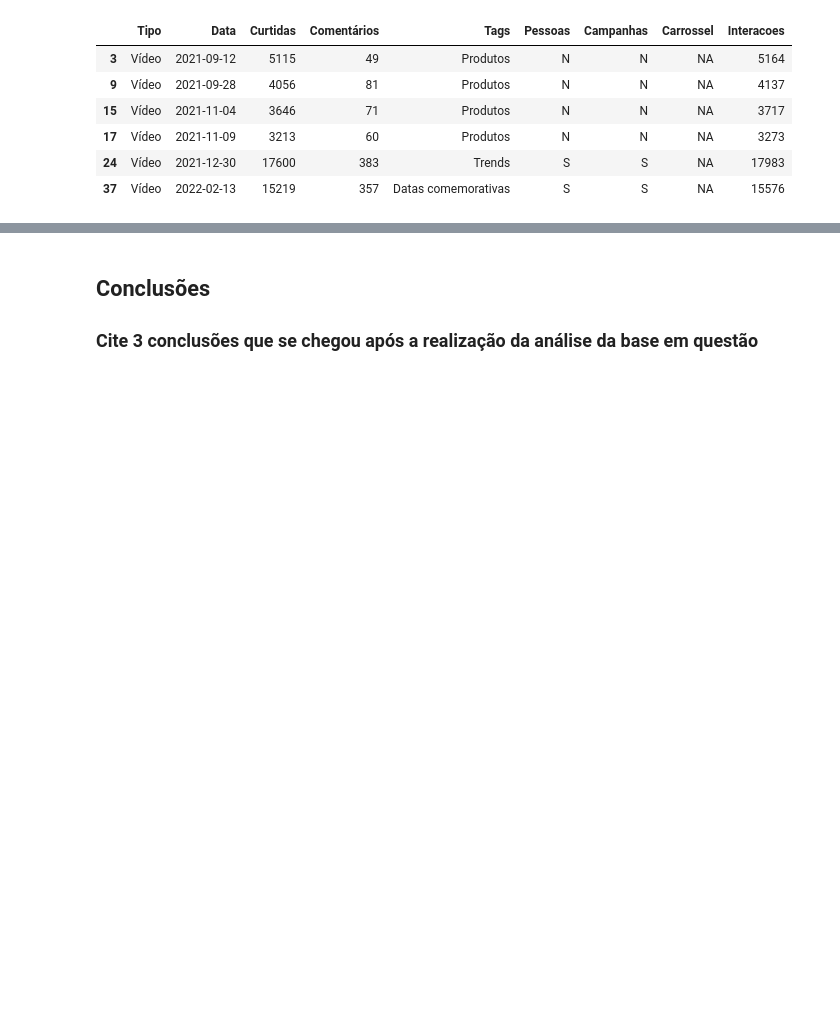
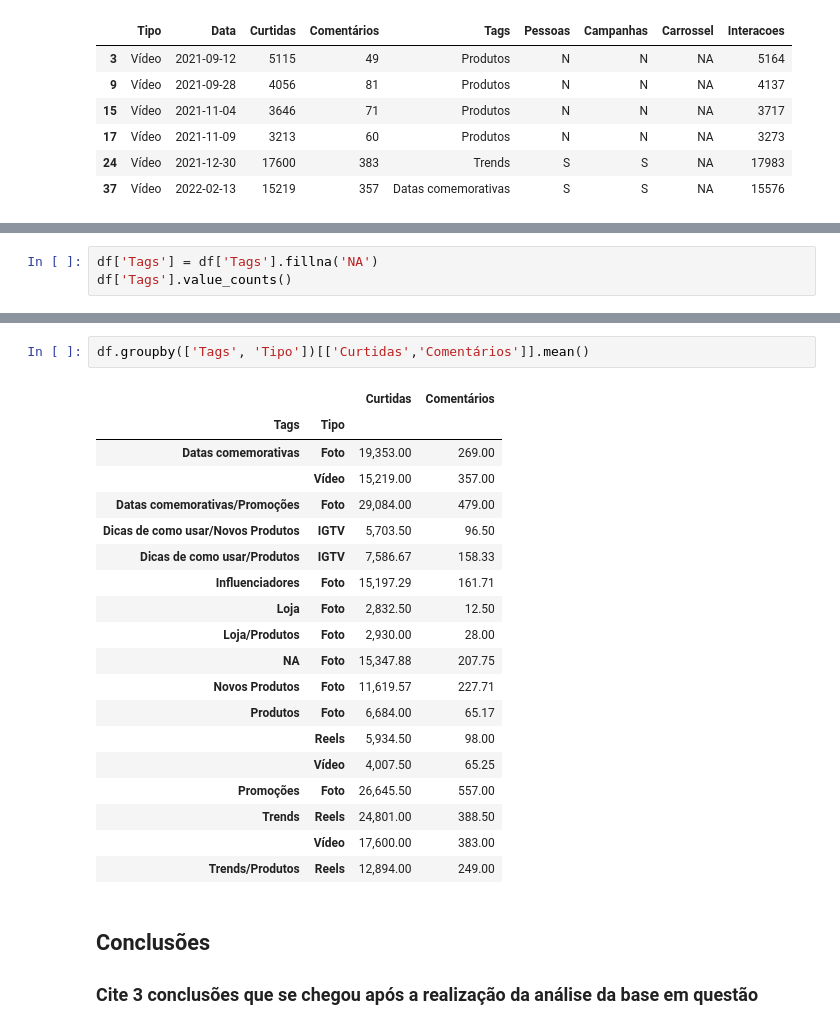
Before and after one commit to Amanda-Cristina/ciencia-de-dados, a Jupyter notebook: engajamento-instagram/Analisando o engajamento do Instagram - Arquivo Inicial.ipynb, the cells around one changed output, grey strips where cells are left out. Saved outputs shown, nothing was run; the diff lists cells and outputs as text; blank space fills up the shorter version.

```diff
--- a/engajamento-instagram/Analisando o engajamento do Instagram - Arquivo Inicial.ipynb
+++ b/engajamento-instagram/Analisando o engajamento do Instagram - Arquivo Inicial.ipynb
@@ -547,0 +567,3 @@ df[df['Tipo'] == 'Vídeo']
+# %%
+df['Tags'] = df['Tags'].fillna('NA')
+df['Tags'].value_counts()
@@ -548,3 +601,25 @@ df[df['Tipo'] == 'Vídeo']
+# %%
+df.groupby(['Tags', 'Tipo'])[['Curtidas','Comentários']].mean()
+# %% [output]
+|  |  | Curtidas | Comentários |
+| Tags | Tipo |  |  |
+| Datas comemorativas | Foto | 19,353.00 | 269.00 |
+|  | Vídeo | 15,219.00 | 357.00 |
+| Datas comemorativas/Promoções | Foto | 29,084.00 | 479.00 |
+| Dicas de como usar/Novos Produtos | IGTV | 5,703.50 | 96.50 |
+| Dicas de como usar/Produtos | IGTV | 7,586.67 | 158.33 |
+| Influenciadores | Foto | 15,197.29 | 161.71 |
+| Loja | Foto | 2,832.50 | 12.50 |
+| Loja/Produtos | Foto | 2,930.00 | 28.00 |
+| NA | Foto | 15,347.88 | 207.75 |
+| Novos Produtos | Foto | 11,619.57 | 227.71 |
+| Produtos | Foto | 6,684.00 | 65.17 |
+|  | Reels | 5,934.50 | 98.00 |
+|  | Vídeo | 4,007.50 | 65.25 |
+| Promoções | Foto | 26,645.50 | 557.00 |
+| Trends | Reels | 24,801.00 | 388.50 |
+|  | Vídeo | 17,600.00 | 383.00 |
+| Trends/Produtos | Reels | 12,894.00 | 249.00 |
 # %% [markdown]
 ## Conclusões
 
```
Also changed, not shown: parts of 5 cells of this notebook.
